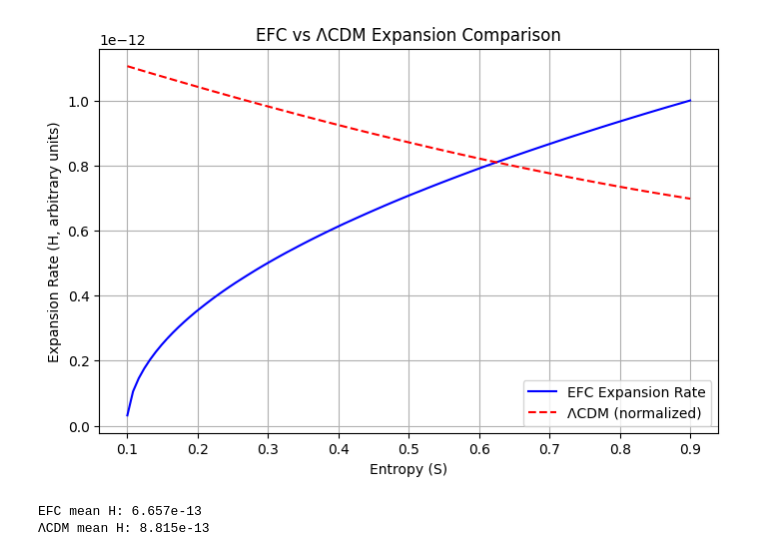
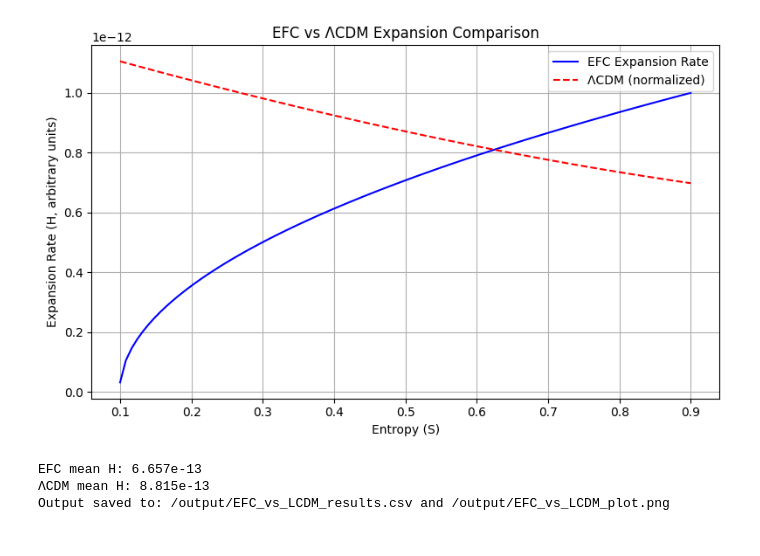
Before and after one commit to supertedai/energyflow-cosmology, a Jupyter notebook: notebooks/EFC_vs_LCDM.ipynb, the cells around one changed output. Cells and saved outputs as stored; diff of their text form; code cells hidden in the pictures.

```diff
--- a/notebooks/EFC_vs_LCDM.ipynb
+++ b/notebooks/EFC_vs_LCDM.ipynb
@@ -2,40 +2,56 @@
 # EFC_vs_LCDM.ipynb
 
 import numpy as np
 import matplotlib.pyplot as plt
+import pandas as pd
 from src.efc_core import efc_potential, expansion_rate
 
 # 1️⃣ Parameter space
 rho = np.linspace(1e-27, 1e-24, 100)
 S = np.linspace(0.1, 0.9, 100)
 
 # 2️⃣ EFC model
 Ef = efc_potential(rho, S)
 H_efc = expansion_rate(Ef, S)
 
-# 3️⃣ Simplified ΛCDM model (normalized form)
-# H(z) = H0 * sqrt(Ω_m (1+z)^3 + Ω_Λ)
-# We map entropy S inversely to redshift z ~ (1 - S)
+# 3️⃣ Simplified ΛCDM model
+# Friedmann relation: H(z) = H0 * sqrt(Ω_m(1+z)^3 + Ω_Λ)
 H0 = np.mean(H_efc)
 Ω_m, Ω_Λ = 0.3, 0.7
-z = 1 - S
+z = 1 - S  # map entropy S inversely to redshift z
 H_lcdm = H0 * np.sqrt(Ω_m * (1 + z)**3 + Ω_Λ)
 
-# 4️⃣ Visualization
-plt.figure(figsize=(8,5))
+# 4️⃣ Prepare comparison data
+comparison = pd.DataFrame({
+    "Entropy_S": S,
+    "EFC_H": H_efc,
+    "LCDM_H": H_lcdm
+})
+
+# 5️⃣ Save numeric results
+comparison.to_csv("../output/EFC_vs_LCDM_results.csv", index=False)
+
+# 6️⃣ Visualization
+plt.figure(figsize=(8, 5))
 plt.plot(S, H_efc, label="EFC Expansion Rate", color='blue')
 plt.plot(S, H_lcdm, label="ΛCDM (normalized)", color='red', linestyle='--')
 plt.xlabel("Entropy (S)")
 plt.ylabel("Expansion Rate (H, arbitrary units)")
 plt.title("EFC vs ΛCDM Expansion Comparison")
 plt.legend()
 plt.grid(True)
+plt.tight_layout()
+
+# 7️⃣ Save plot
+plt.savefig("../output/EFC_vs_LCDM_plot.png", dpi=300, bbox_inches='tight')
 plt.show()
 
-# 5️⃣ Print comparison metrics
+# 8️⃣ Summary stats
 print(f"EFC mean H: {np.mean(H_efc):.3e}")
 print(f"ΛCDM mean H: {np.mean(H_lcdm):.3e}")
+print("Output saved to: /output/EFC_vs_LCDM_results.csv and /output/EFC_vs_LCDM_plot.png")
 # %% [output]
-[figure, old version]
+[figure, new version]
 EFC mean H: 6.657e-13
 ΛCDM mean H: 8.815e-13
+Output saved to: /output/EFC_vs_LCDM_results.csv and /output/EFC_vs_LCDM_plot.png
```
Also changed, not shown: 11 other files.
